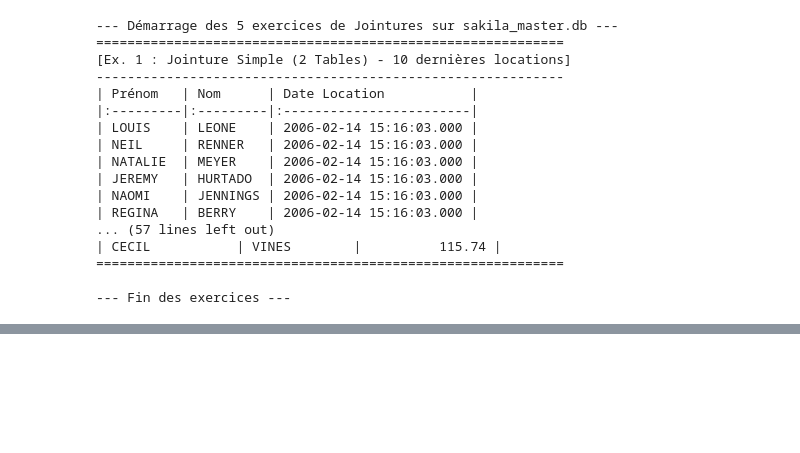
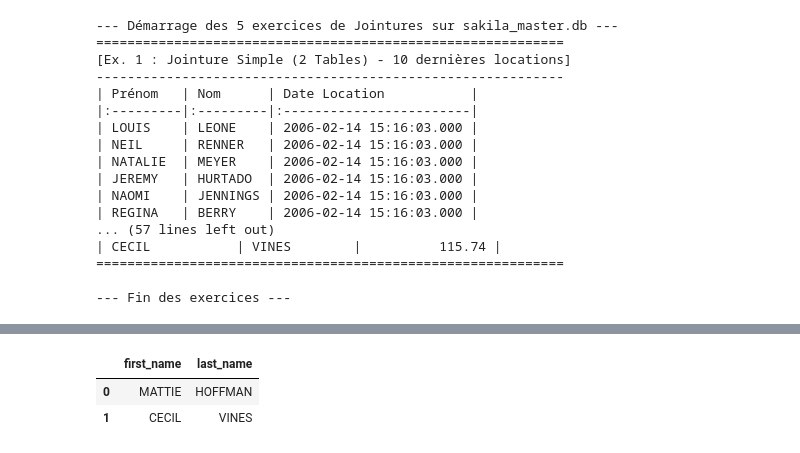
Before and after one commit to DeVerMyst/bddtest, a Jupyter notebook: correction.ipynb, the cells around one changed output, grey strips where cells are left out. Cells and saved outputs as stored; diff of their text form; code cells hidden in the pictures; blank space fills up the shorter version.

```diff
--- a/test.ipynb
+++ b/correction.ipynb
@@ -639,0 +580,94 @@ if __name__ == "__main__":
+# %%
+from sqlalchemy import create_engine, text
+import pandas as pd
+import sys
+import os
+
+# --- Configuration et Connexion ---
+DB_FILE = "sakila_master.db"
+
+if not os.path.exists(DB_FILE):
+    print(f"\nERREUR : Le fichier de base de données '{DB_FILE}' est introuvable.")
+    sys.exit(1)
+
+engine = create_engine(f"sqlite:///{DB_FILE}")
+
+def run_sql_in_two_steps(sql_query, title):
+    """
+    Exécute la requête SQL via SQLAlchemy et passe les résultats bruts à Pandas.
+    """
+    print("=" * 70)
+    print(f"[Requête Imbriquée : {title}]")
+    print("-" * 70)
+
+    try:
+        # ÉTAPE 1: Exécution SQL via SQLAlchemy
+        with engine.connect() as connection:
+            result = connection.execute(text(sql_query))
+            column_names = list(result.keys())
+            raw_data = result.fetchall() # Récupération des résultats bruts
+
+        print(f"✅ Étape 1 : Requête exécutée par SQLAlchemy. {len(raw_data)} lignes récupérées.")
+
+        # ÉTAPE 2: Création du DataFrame Pandas à partir des données brutes
+        df = pd.DataFrame(raw_data, columns=column_names)
+        print(f"✅ Étape 2 : DataFrame Pandas créé (Top 10 des résultats) :")
+        print(df.head(10).to_markdown(index=False))
+        return df
+
+    except Exception as e:
+        print(f"❌ Erreur lors de l'exécution SQL ou du chargement Pandas.")
+        print(f"Requête : {sql_query[:50]}...")
+        print(f"Détails de l'erreur : {e}")
+        return pd.DataFrame()
+
+# --------------------------------------------------------------------
+## EXEMPLE CORRIGÉ : Durée supérieure à la moyenne
+# --------------------------------------------------------------------
+EX_EXAMPLE_TITLE = "Exemple : Films plus longs que la moyenne"
+EX_EXAMPLE_SQL = """
+SELECT
+    title,
+    length
+FROM
+    film
+WHERE
+    length > (
+        -- SOUS-REQUÊTE : Calcule la durée moyenne
+        SELECT AVG(length)
+        FROM film
+    )
+ORDER BY
+    length DESC
+LIMIT 10;
+"""
+run_sql_in_two_steps(EX_EXAMPLE_SQL, EX_EXAMPLE_TITLE)
+
+
+# --------------------------------------------------------------------
+## EXERCICE CORRIGÉ : Clients de Londres (avec JOIN dans la sous-requête)
+# --------------------------------------------------------------------
+EX_EXERCISE_TITLE = "Exercice : Clients de Londres (Opérateur IN et JOIN)"
+EX_EXERCISE_SQL = """
+SELECT
+    first_name,
+    last_name
+FROM
+    customer
+WHERE
+    address_id IN (
+        -- SOUS-REQUÊTE : Retourne tous les address_id associés à la ville de Londres
+        SELECT
+            A.address_id
+        FROM
+            address AS A
+        INNER JOIN
+            city AS C ON A.city_id = C.city_id
+        WHERE
+            C.city = 'London'
+    )
+ORDER BY
+    last_name;
+"""
+run_sql_in_two_steps(EX_EXERCISE_SQL, EX_EXERCISE_TITLE)
+# %% [output]
@@ -639,0 +691,3 @@ if __name__ == "__main__":
+|  | first_name | last_name |
+| 0 | MATTIE | HOFFMAN |
+| 1 | CECIL | VINES |
```
Also changed, not shown: parts of 7 cells of this notebook, 1 other file.
